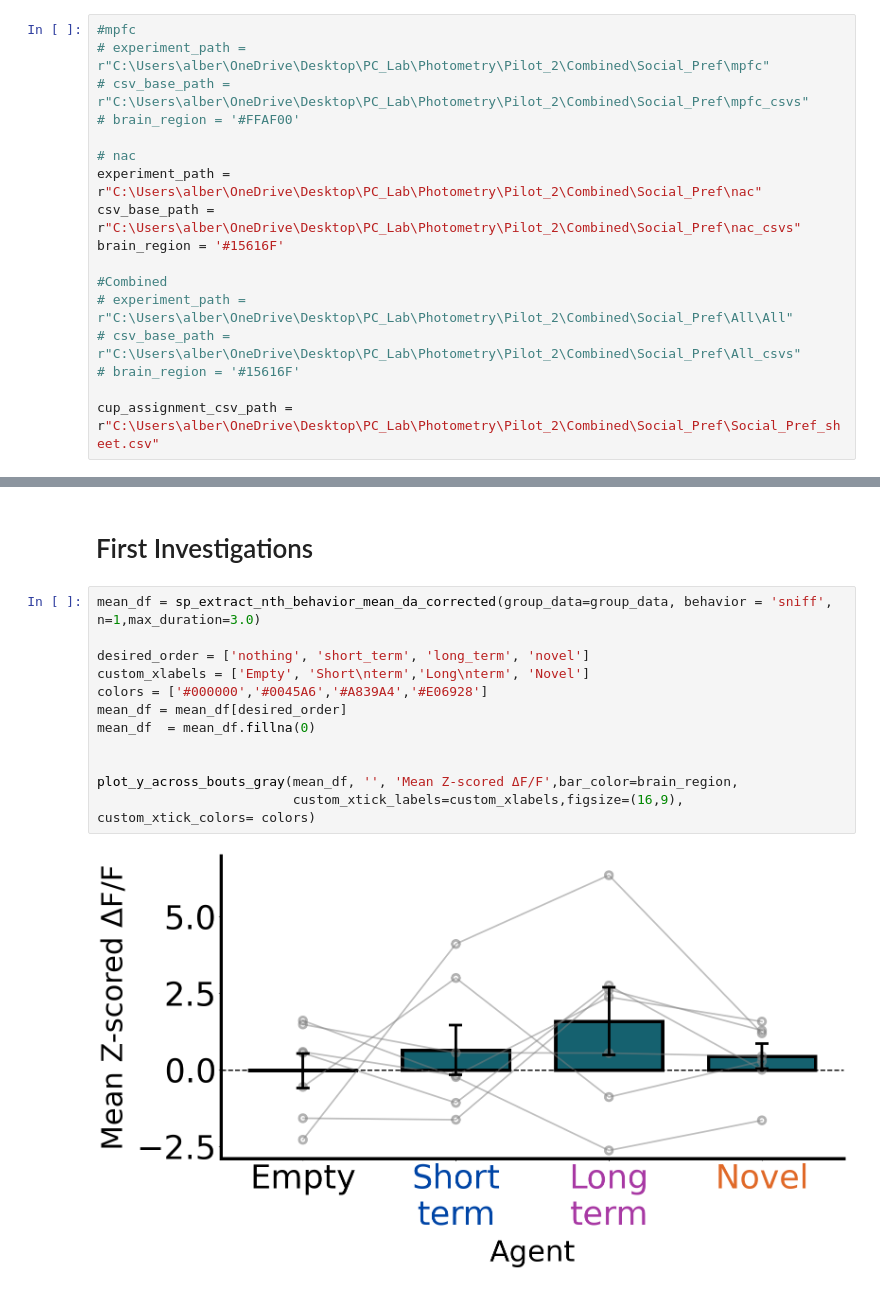
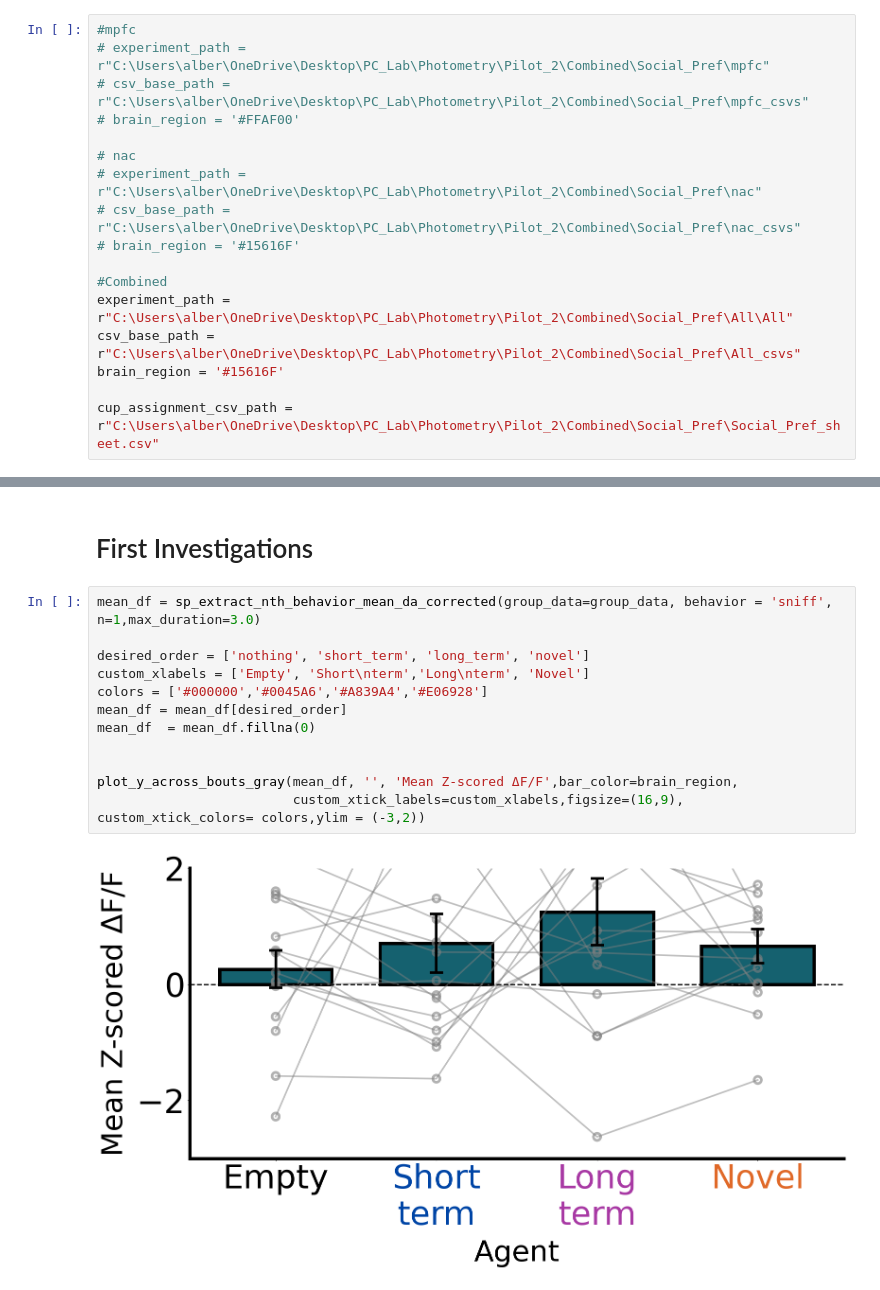
Before and after one commit to AlbertLeei/PCLAB_Photometry, a Jupyter notebook: P2_Code/social_pref/social_pref_analysis.ipynb, the cells around one changed output, grey strips where cells are left out. Drawn from its saved outputs; the diff is of its cells as text.

```diff
--- a/P2_Code/social_pref/social_pref_analysis.ipynb
+++ b/P2_Code/social_pref/social_pref_analysis.ipynb
@@ -22,15 +22,15 @@ from social_pref.social_pref_extension import *
 # brain_region = '#FFAF00'
 
 # nac
-experiment_path = r"C:\Users\alber\OneDrive\Desktop\PC_Lab\Photometry\Pilot_2\Combined\Social_Pref\nac"
-csv_base_path = r"C:\Users\alber\OneDrive\Desktop\PC_Lab\Photometry\Pilot_2\Combined\Social_Pref\nac_csvs"
+# experiment_path = r"C:\Users\alber\OneDrive\Desktop\PC_Lab\Photometry\Pilot_2\Combined\Social_Pref\nac"
+# csv_base_path = r"C:\Users\alber\OneDrive\Desktop\PC_Lab\Photometry\Pilot_2\Combined\Social_Pref\nac_csvs"
+# brain_region = '#15616F'
+
+#Combined
+experiment_path = r"C:\Users\alber\OneDrive\Desktop\PC_Lab\Photometry\Pilot_2\Combined\Social_Pref\All\All"
+csv_base_path = r"C:\Users\alber\OneDrive\Desktop\PC_Lab\Photometry\Pilot_2\Combined\Social_Pref\All_csvs"
 brain_region = '#15616F'
 
-#Combined
-# experiment_path = r"C:\Users\alber\OneDrive\Desktop\PC_Lab\Photometry\Pilot_2\Combined\Social_Pref\All\All"
-# csv_base_path = r"C:\Users\alber\OneDrive\Desktop\PC_Lab\Photometry\Pilot_2\Combined\Social_Pref\All_csvs"
-# brain_region = '#15616F'
-
 cup_assignment_csv_path = r"C:\Users\alber\OneDrive\Desktop\PC_Lab\Photometry\Pilot_2\Combined\Social_Pref\Social_Pref_sheet.csv"
 # %%
 group_data = GroupTDTData(experiment_path, csv_base_path)
@@ -123,14 +141,14 @@ plot_y_across_bouts_colors(avg_inv_tot_duration_df, '','Average Time (s)',bar_co
 # %%
 mean_df = sp_extract_nth_behavior_mean_da_corrected(group_data=group_data, behavior = 'sniff', n=1,max_duration=3.0)
 
 desired_order = ['nothing', 'short_term', 'long_term', 'novel']
 custom_xlabels = ['Empty', 'Short\nterm','Long\nterm', 'Novel']
 colors = ['#000000','#0045A6','#A839A4','#E06928']
 mean_df = mean_df[desired_order]
 mean_df  = mean_df.fillna(0)
 
 
 plot_y_across_bouts_gray(mean_df, '', 'Mean Z-scored ΔF/F',bar_color=brain_region,
-                         custom_xtick_labels=custom_xlabels,figsize=(16,9), custom_xtick_colors= colors)
+                         custom_xtick_labels=custom_xlabels,figsize=(16,9), custom_xtick_colors= colors,ylim = (-3,2))
 # %% [output]
-[figure, old version]
+[figure, new version]
```
Also changed, not shown: parts of 9 cells of this notebook, 19 other files.
